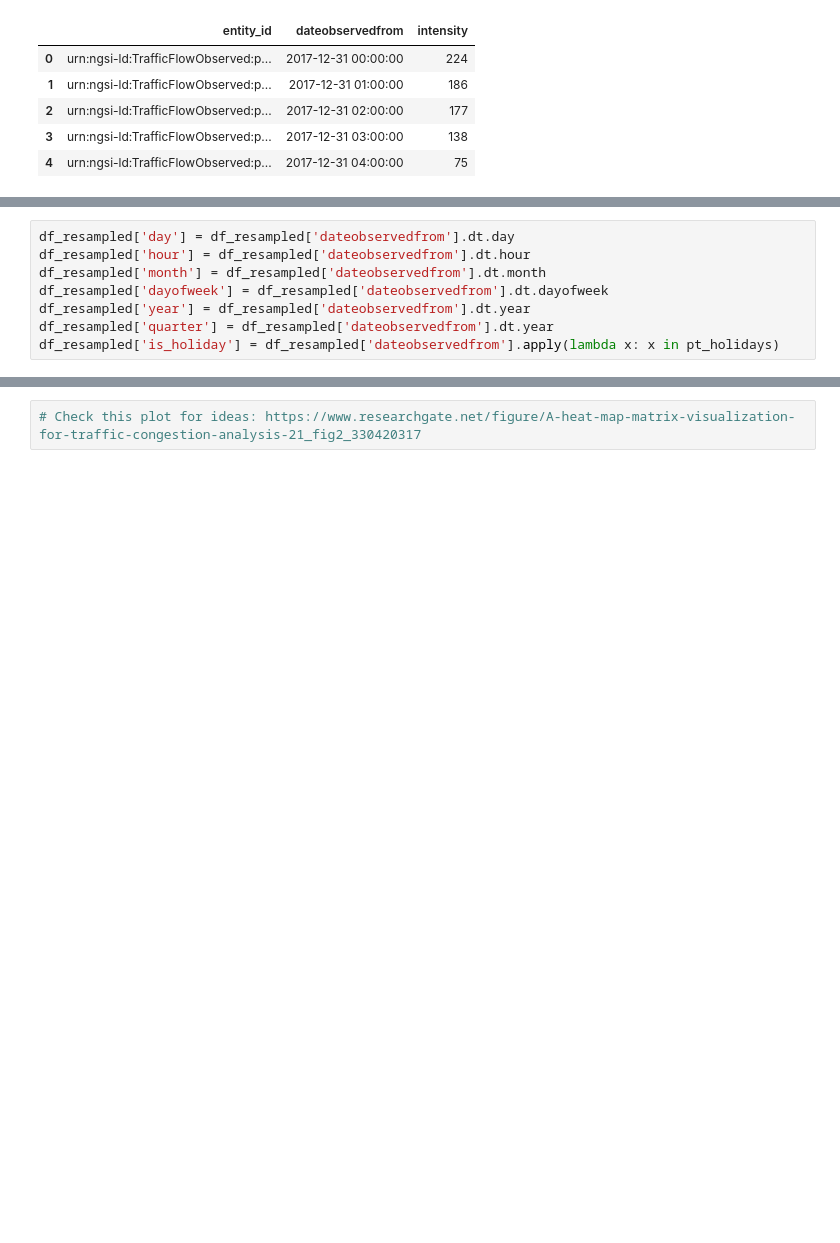
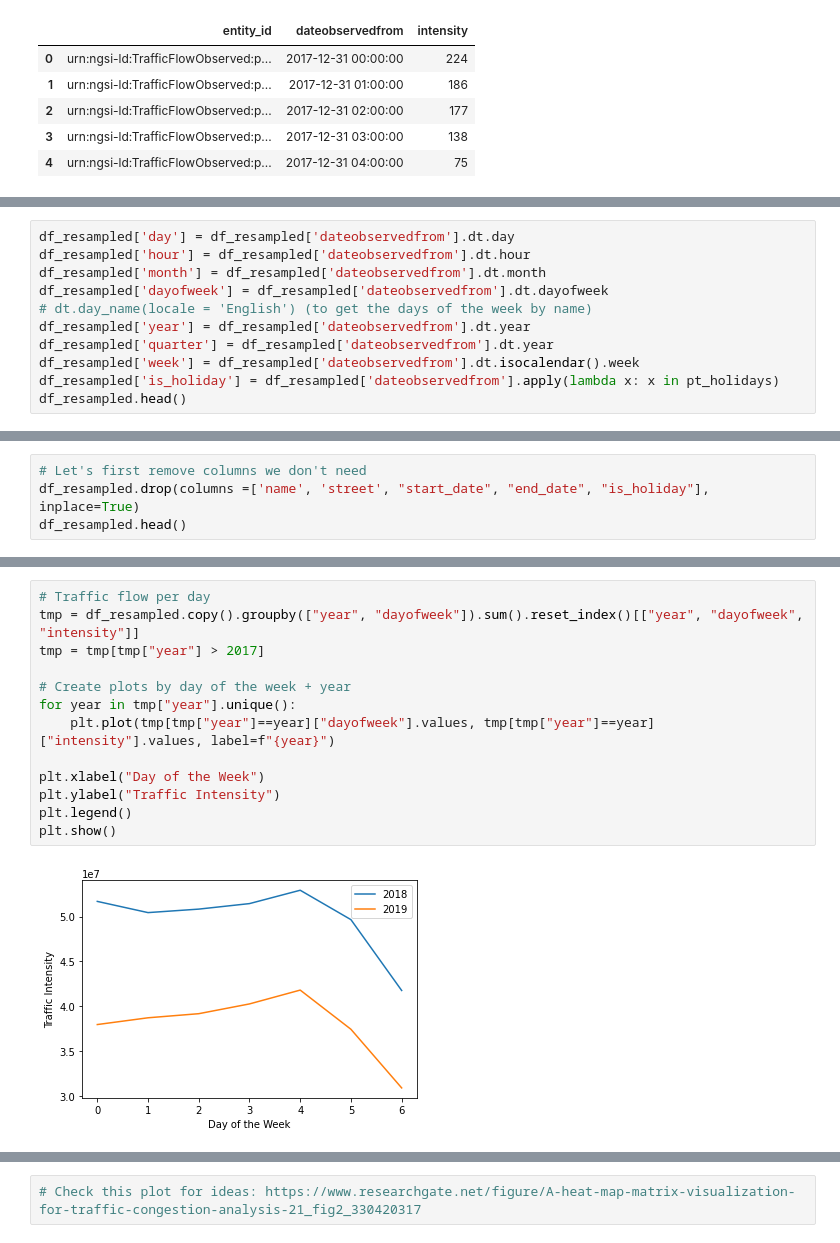
Before and after one commit to TiagoFilipeSousaGoncalves/wdl-tech-moguls, a Jupyter notebook: stage-2/code/Tiago_Tasks.ipynb, the cells around one changed output, grey strips where cells are left out. Cells and saved outputs as stored; diff of their text form; blank space fills up the shorter version.

Commit message:
Added my task, baseline. From here we have code to produce the next plots

```diff
--- a/stage-2/code/Tiago_Tasks.ipynb
+++ b/stage-2/code/Tiago_Tasks.ipynb
@@ -93,6 +83,9 @@ df_resampled['day'] = df_resampled['dateobservedfrom'].dt.day
 df_resampled['hour'] = df_resampled['dateobservedfrom'].dt.hour
 df_resampled['month'] = df_resampled['dateobservedfrom'].dt.month
 df_resampled['dayofweek'] = df_resampled['dateobservedfrom'].dt.dayofweek
+# dt.day_name(locale = 'English') (to get the days of the week by name)
 df_resampled['year'] = df_resampled['dateobservedfrom'].dt.year
 df_resampled['quarter'] = df_resampled['dateobservedfrom'].dt.year
+df_resampled['week'] = df_resampled['dateobservedfrom'].dt.isocalendar().week
 df_resampled['is_holiday'] = df_resampled['dateobservedfrom'].apply(lambda x: x in pt_holidays)
+df_resampled.head()
@@ -107,0 +99,4 @@ df_resampled['is_holiday'] = df_resampled['dateobservedfrom'].apply(lambda x: x
+# %%
+# Let's first remove columns we don't need
+df_resampled.drop(columns =['name', 'street', "start_date", "end_date", "is_holiday"], inplace=True)
+df_resampled.head()
@@ -107,0 +110,15 @@ df_resampled['is_holiday'] = df_resampled['dateobservedfrom'].apply(lambda x: x
+# %%
+# Traffic flow per day
+tmp = df_resampled.copy().groupby(["year", "dayofweek"]).sum().reset_index()[["year", "dayofweek", "intensity"]]
+tmp = tmp[tmp["year"] > 2017]
+
+# Create plots by day of the week + year
+for year in tmp["year"].unique():
+    plt.plot(tmp[tmp["year"]==year]["dayofweek"].values, tmp[tmp["year"]==year]["intensity"].values, label=f"{year}")
+
+plt.xlabel("Day of the Week")
+plt.ylabel("Traffic Intensity")
+plt.legend()
+plt.show()
+# %% [output]
+[figure, added]
```
Also changed, not shown: parts of 15 cells of this notebook.
